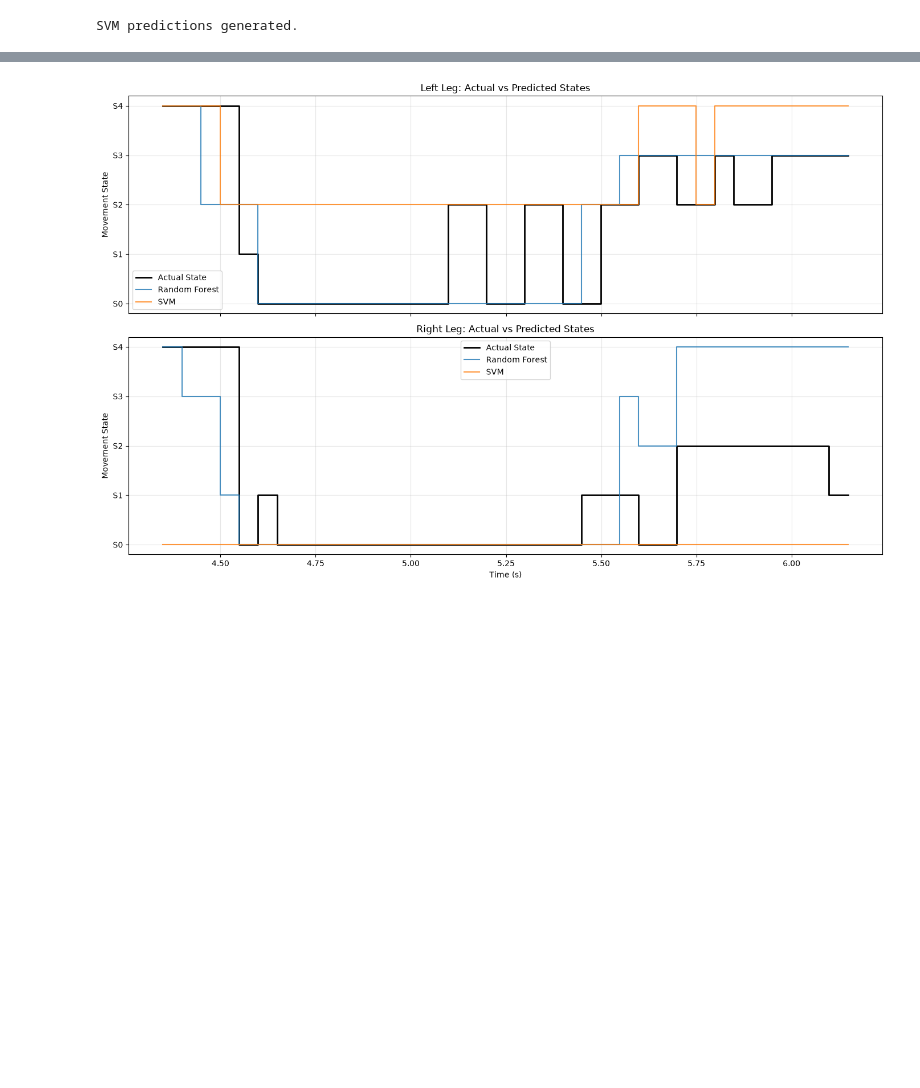
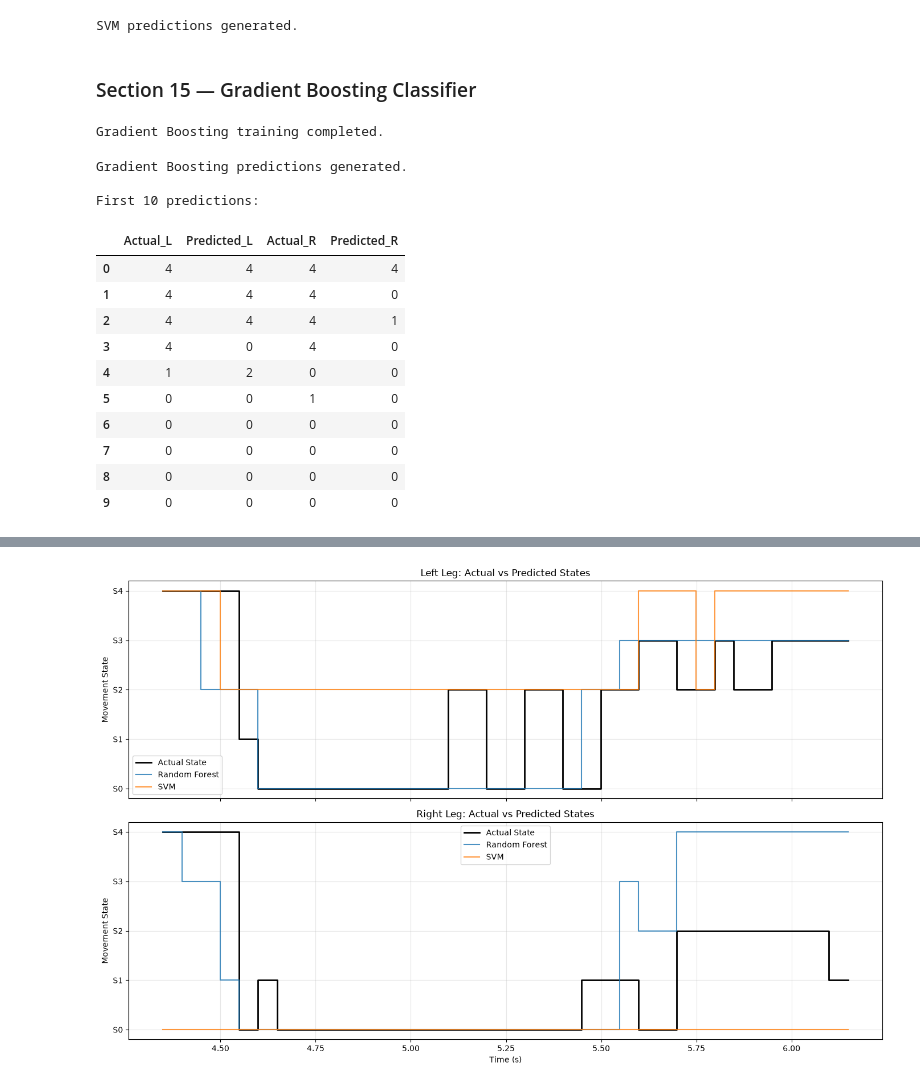
Before and after one commit to LeenGhazi/FES-Exoskeleton-Project, a Jupyter notebook: Data Analysis 1 - Leen/Model1 - version 5.ipynb, the cells around one changed output, grey strips where cells are left out. Cells and saved outputs as stored; diff of their text form; code cells hidden in the pictures; blank space fills up the shorter version.

```diff
--- a/Data Analysis 1 - Leen/Model1 - version 5.ipynb
+++ b/Data Analysis 1 - Leen/Model1 - version 5.ipynb
@@ -1029,3 +1029,5 @@ svm_pred_R = svm_pred[:, 1]
 print("SVM predictions generated.")
 # %% [output]
 SVM predictions generated.
+# %% [markdown]
+### Section 15 — Gradient Boosting Classifier
@@ -1031,0 +1037,51 @@ SVM predictions generated.
+# %%
+# Initialize Gradient Boosting classifier
+gb_model = MultiOutputClassifier(
+    HistGradientBoostingClassifier(
+        max_iter=100,
+        learning_rate=0.05,
+        max_leaf_nodes=7,
+        min_samples_leaf=5,
+        l2_regularization=1.0,
+        random_state=RANDOM_STATE
+    )
+)
+
+# Train the model
+gb_model.fit(X_train, y_train)
+
+print("Gradient Boosting training completed.")
+# %% [output]
+Gradient Boosting training completed.
+# %%
+# Predict left and right movement states
+gb_pred = gb_model.predict(X_test)
+
+# Separate predictions for each leg
+gb_pred_L = gb_pred[:, 0]
+gb_pred_R = gb_pred[:, 1]
+
+print("Gradient Boosting predictions generated.")
+
+print("\nFirst 10 predictions:")
+display(pd.DataFrame({
+    'Actual_L': y_test['State_L'].to_numpy()[:10],
+    'Predicted_L': gb_pred_L[:10],
+    'Actual_R': y_test['State_R'].to_numpy()[:10],
+    'Predicted_R': gb_pred_R[:10]
+}))
+# %% [output]
+Gradient Boosting predictions generated.
+
+First 10 predictions:
+|  | Actual_L | Predicted_L | Actual_R | Predicted_R |
+| 0 | 4 | 4 | 4 | 4 |
+| 1 | 4 | 4 | 4 | 0 |
+| 2 | 4 | 4 | 4 | 1 |
+| 3 | 4 | 0 | 4 | 0 |
+| 4 | 1 | 2 | 0 | 0 |
+| 5 | 0 | 0 | 1 | 0 |
+| 6 | 0 | 0 | 0 | 0 |
+| 7 | 0 | 0 | 0 | 0 |
+| 8 | 0 | 0 | 0 | 0 |
+| 9 | 0 | 0 | 0 | 0 |
```
Also changed, not shown: parts of 7 cells of this notebook.
